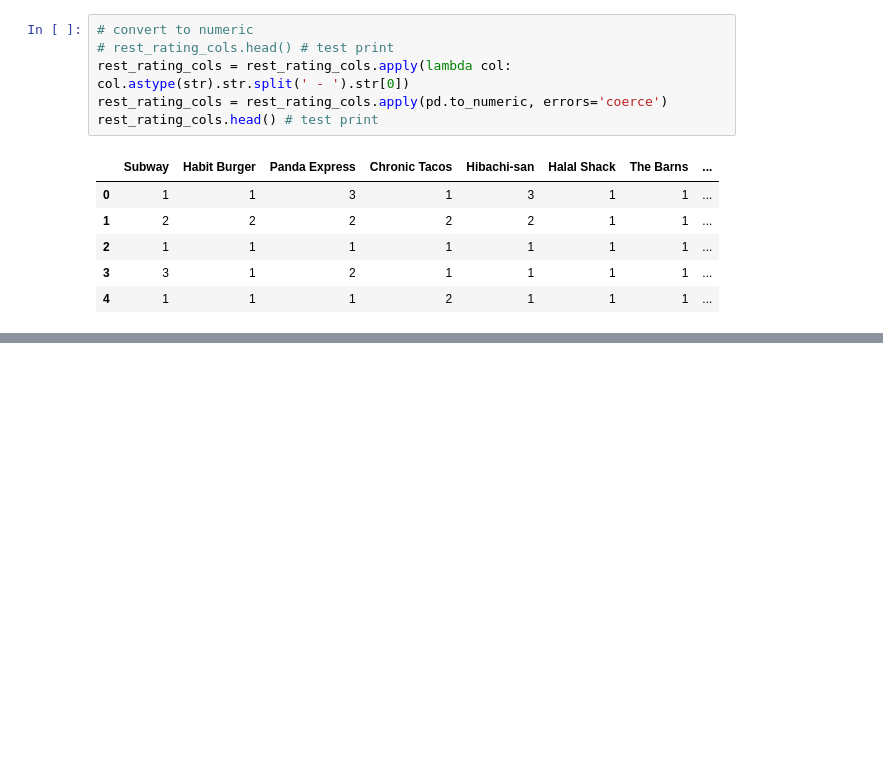
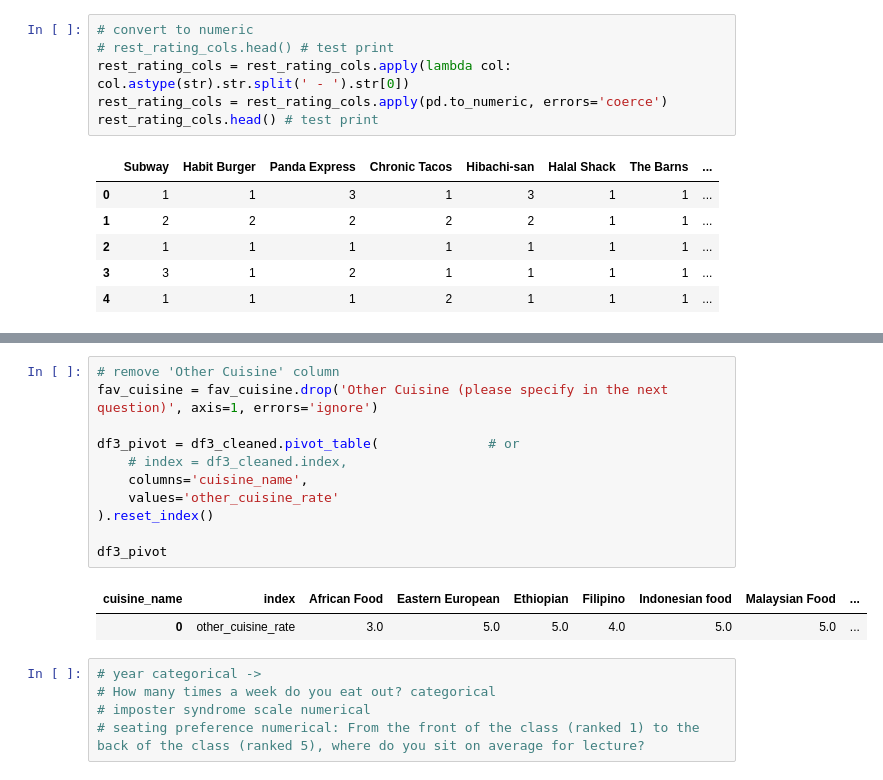
Before and after one commit to LydiaNiu/cs105_t7_miniproj, a Jupyter notebook: T7_mini_proj.ipynb, the cells around one changed output, grey strips where cells are left out. Saved outputs shown, nothing was run; the diff lists cells and outputs as text; blank space fills up the shorter version.

```diff
--- a/T7_mini_proj.ipynb
+++ b/T7_mini_proj.ipynb
@@ -117,0 +156,19 @@ plt.show()
+# %%
+# remove 'Other Cuisine' column
+fav_cuisine = fav_cuisine.drop('Other Cuisine (please specify in the next question)', axis=1, errors='ignore')
+
+df3_pivot = df3_cleaned.pivot_table(              # or
+    # index = df3_cleaned.index,
+    columns='cuisine_name',
+    values='other_cuisine_rate'
+).reset_index()
+
+df3_pivot
+# %% [output]
+| cuisine_name | index | African Food | Eastern European | Ethiopian | Filipino | Indonesian food | Malaysian Food | ... |
+| 0 | other_cuisine_rate | 3.0 | 5.0 | 5.0 | 4.0 | 5.0 | 5.0 | ... |
+# %%
+# year categorical ->
+# How many times a week do you eat out? categorical
+# imposter syndrome scale numerical
+# seating preference numerical: From the front of the class (ranked 1) to the back of the class (ranked 5), where do you sit on average for lecture?
```
Also changed, not shown: parts of 10 cells of this notebook, 2 other files.
